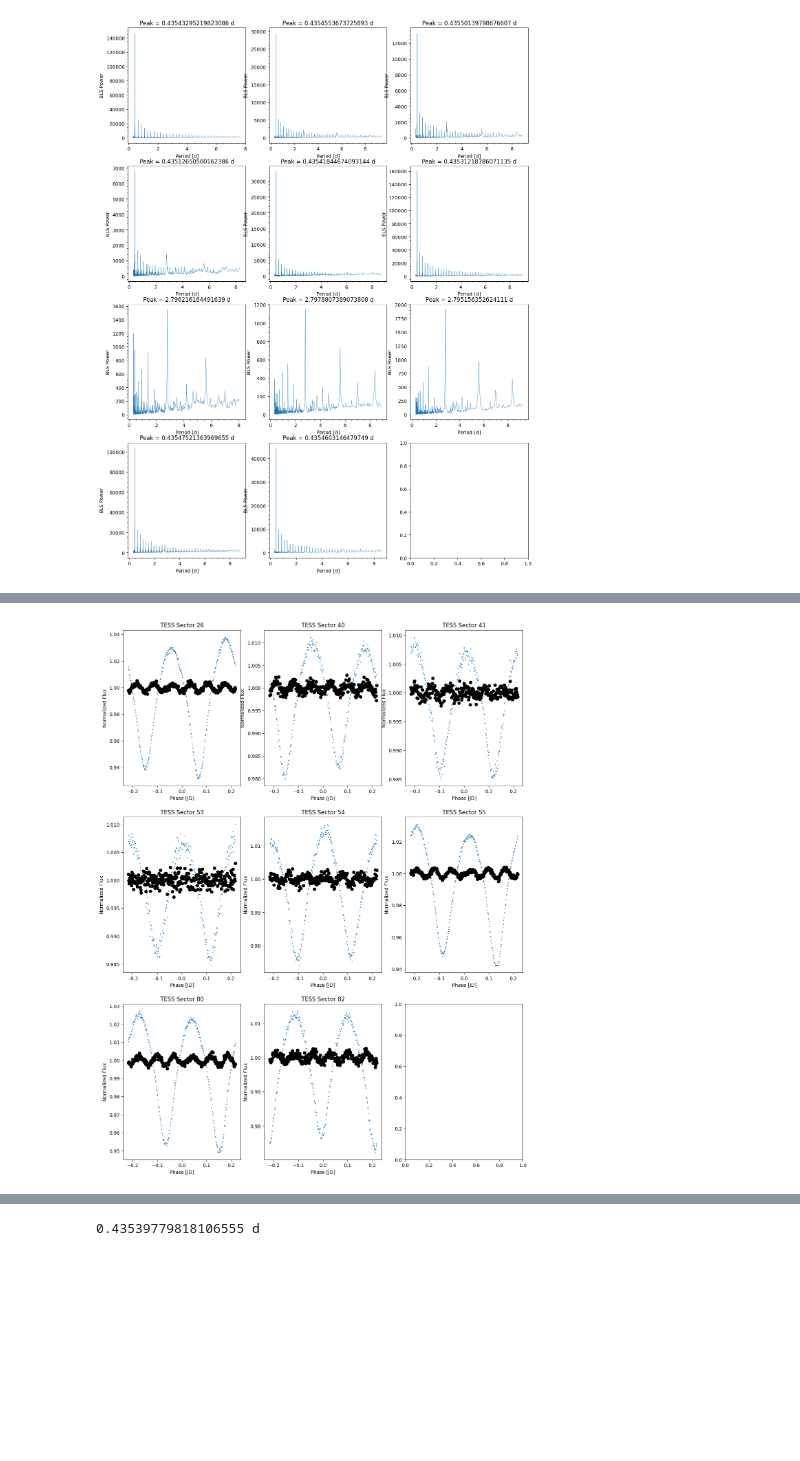
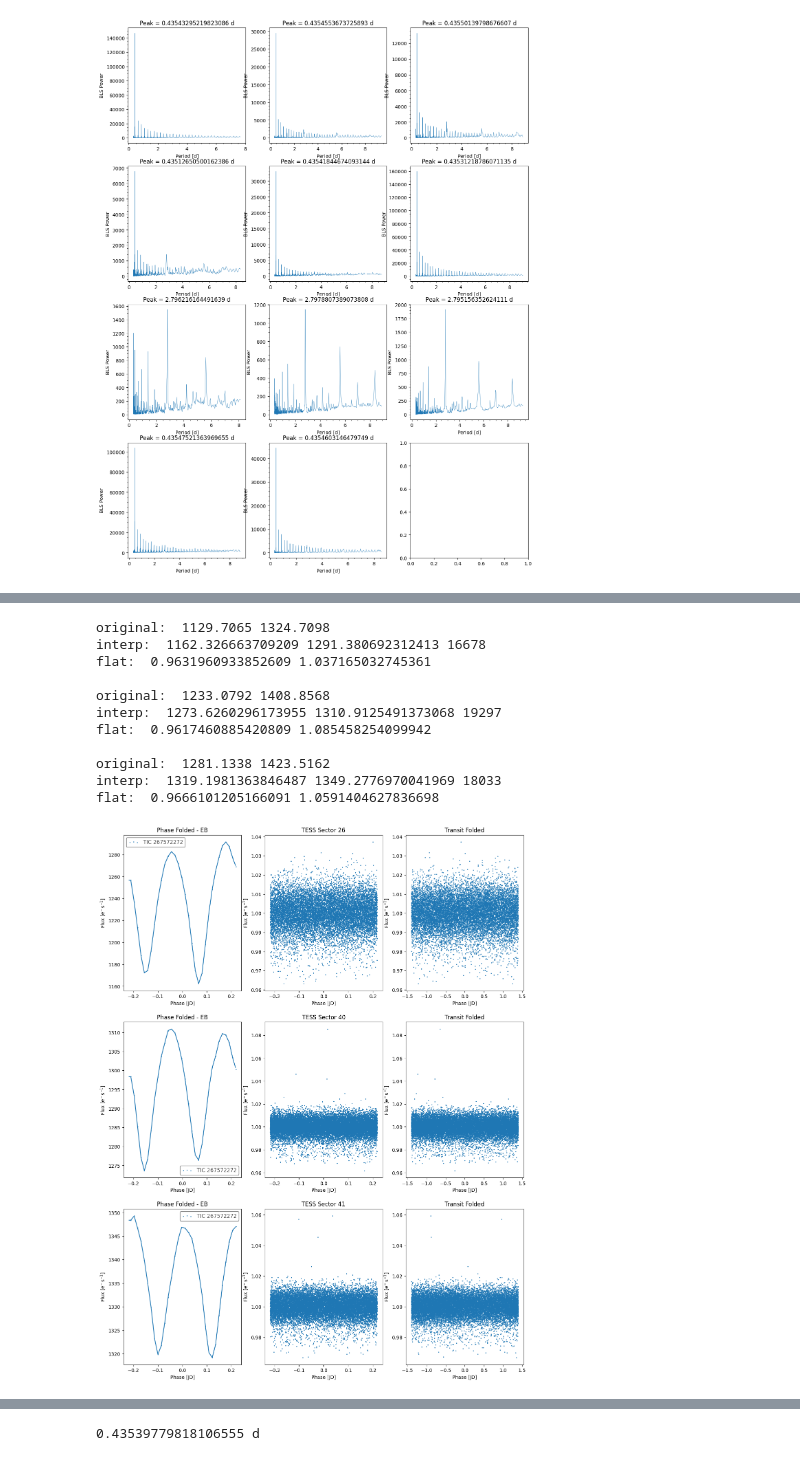
Before and after one commit to BoiseStatePlanetary/HAT-P-37-Transit-Timing-Analysis, a Jupyter notebook: code/Conditioning HAT-P-37 Data.ipynb, the cells around one changed output, grey strips where cells are left out. Saved outputs shown, nothing was run; the diff lists cells and outputs as text; code cells hidden in the pictures; blank space fills up the shorter version.

```diff
--- a/code/Conditioning HAT-P-37 Data.ipynb
+++ b/code/Conditioning HAT-P-37 Data.ipynb
@@ -286,8 +287,8 @@ print(BLS_average_period)
 fig, (ax1, ax2) = plt.subplots(1, 2, figsize=(16,9))
 bls_avg_folded_composite = composite_lc.fold(period=BLS_average_period)
 bls_avg_folded_composite.scatter(ax=ax1, normalize=True);
-for lc in BLS_list:
-    folded_lc = lc.fold(period=BLS_average_period)
+for i, lc in enumerate(BLS_list):
+    folded_lc = lc.fold(period=BLS_EB_period[i])
     folded_lc.scatter(ax=ax2, label=folded_lc.sector, normalize=True);
 # %% [output]
 0.43539779818106555 d
@@ -300,13 +344,18 @@ ax_indices = [(0, 0), (0, 1), (0, 2),
               (2, 0), (2, 1), (2, 2)]
 # note: this is a 1D list, but coded in this shape to help identify plot locations
 binsize = 120./86400. # 120 seconds to days
-test_list = BLS_list[:4]
+
+folded_list = []
 binned_folded_list = []
-for i, lc in enumerate(BLS_list):
-    folded_lc = lc.fold(period=average_period[i])  # with no epoch_time specificed this defaults to the first time in the series
-    binned_folded_lc = folded_lc.bin(binsize)
+for i, lc in enumerate([NO_transits_lc]):
+    folded_lc = lc.fold(period=BLS_EB_period[1])  # with no epoch_time specificed this defaults to the first time in the series
+    folded_lc_shift = lk.LightCurve(time=folded_lc.time - np.min(folded_lc.time), flux=folded_lc.flux, flux_err=folded_lc.flux_err)
+    handfold = lc.time.value % BLS_EB_period[1].value
+    folded_list.append(folded_lc_shift)
+    binned_folded_lc = folded_lc_shift.bin(binsize)
     binned_folded_list.append(binned_folded_lc)
     binned_folded_lc.scatter(ax=axs[ax_indices[i]])
+    axs[ax_indices[i]].scatter(handfold, lc.flux, color="r", zorder=-1)
     axs[ax_indices[i]].set_title(f"TESS Sector {folded_lc.sector}")
     axs[ax_indices[i]].get_legend().remove()  # Suppress the legend because it clutters up the plot.
 # %% [output]
@@ -355,19 +436,44 @@ for i, lc in enumerate(binned_folded_list):
 # %%
-# find  functional form for each sector EB signal
-fig, axs = plt.subplots(3, 3, figsize=(15, 20)) # create a figure with 4 rows and 3 columns to slot the tess lightcurves into
+# interp, flatten and compare
+fig, axs = plt.subplots(3, 3, figsize=(15, 20)) #, sharey='row') # create a figure with 4 rows and 3 columns to slot the tess lightcurves into
 ax_indices = [(0, 0), (0, 1), (0, 2),
               (1, 0), (1, 1), (1, 2),
               (2, 0), (2, 1), (2, 2)]
 # note: this is a 1D list, but coded in this shape to help identify plot locations
-for i, lc in enumerate(binned_folded_list):
-    flatten_y = lc.flux.value / fourier_fits[i]
-    lc.scatter(ax=axs[ax_indices[i]], normalize=True)
+for i, lc in enumerate(BLS_list[:3]):  # note use folded_list / binned_foldeded_list too!
+    binned_folded_list[i].scatter(ax=axs[i, 0]) #, normalize=True)
+    axs[i, 0].set_title("Phase Folded - EB")
+    interp_y = np.interp(folded_list[i].time.value, binned_folded_list[i].time.value, binned_folded_list[i].flux.value)
+    axs[i, 0].plot(folded_list[i].time.value, interp_y)
+    flatten_y = folded_list[i].flux.value / interp_y
+    print("original: ", np.min(lc.flux.value), np.max(lc.flux.value))
+    print("interp: ", np.min(interp_y), np.max(interp_y), len(np.unique(interp_y)))
+    print("flat: ", np.min(flatten_y), np.max(flatten_y))
+    print()
+    flattened_curve = lk.LightCurve(time=lc.time, flux=Quantity(flatten_y, 'electron / s'), flux_err=lc.flux_err)
+    flattened_folded_EB = flattened_curve.fold(period=BLS_EB_period[i])
+    flattened_folded_EB.scatter(ax=axs[i, 1])  #, color='k', label="Divide by EB signal")
+    axs[i, 1].set_title(f"TESS Sector {lc.sector}")
 
-    axs[ax_indices[i]].scatter(lc.time.value, flatten_y, color='k', label="Flat")
-    axs[ax_indices[i]].set_title(f"TESS Sector {lc.sector}")
-    axs[ax_indices[i]].get_legend().remove()  # Suppress the legend because it clutters up the plot.
+    folded_flat_curve = flattened_curve.fold(period=orbital_period, epoch_time=epoch_0_BTJD)
+    bin_fold_flat_curve = folded_flat_curve.bin(binsize)
+    folded_flat_curve.scatter(ax=axs[i, 2])
+    axs[i, 2].set_title("Transit Folded")
+
+    # axs.get_legend().remove()  # Suppress the legend because it clutters up the plot.
 # %% [output]
+original:  1129.7065 1324.7098
+interp:  1162.326663709209 1291.380692312413 16678
+flat:  0.9631960933852609 1.037165032745361
+
+original:  1233.0792 1408.8568
+interp:  1273.6260296173955 1310.9125491373068 19297
+flat:  0.9617460885420809 1.085458254099942
+
+original:  1281.1338 1423.5162
+interp:  1319.1981363846487 1349.2776970041969 18033
+flat:  0.9666101205166091 1.0591404627836698
-[figure, old version]
+[figure, new version]
 # %%
 # finally, use the fourier transform function to divide through FULL sector data to remove the EB
 
```
Also changed, not shown: parts of 10 cells of this notebook, 1 other file.
